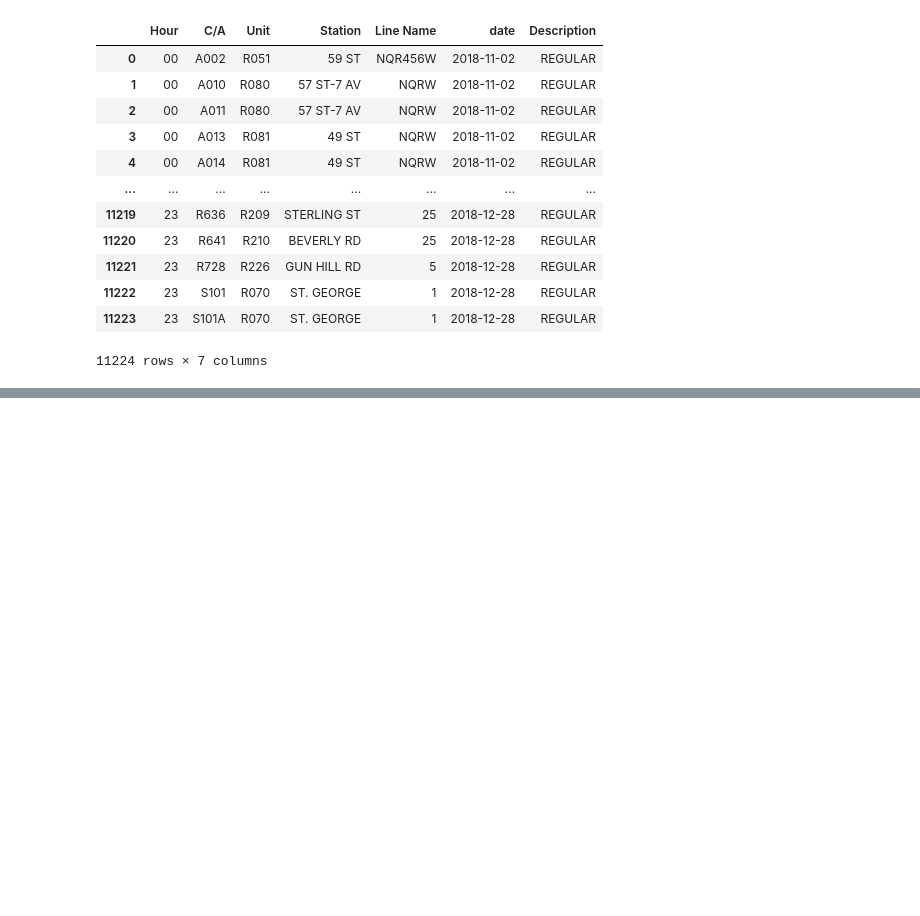
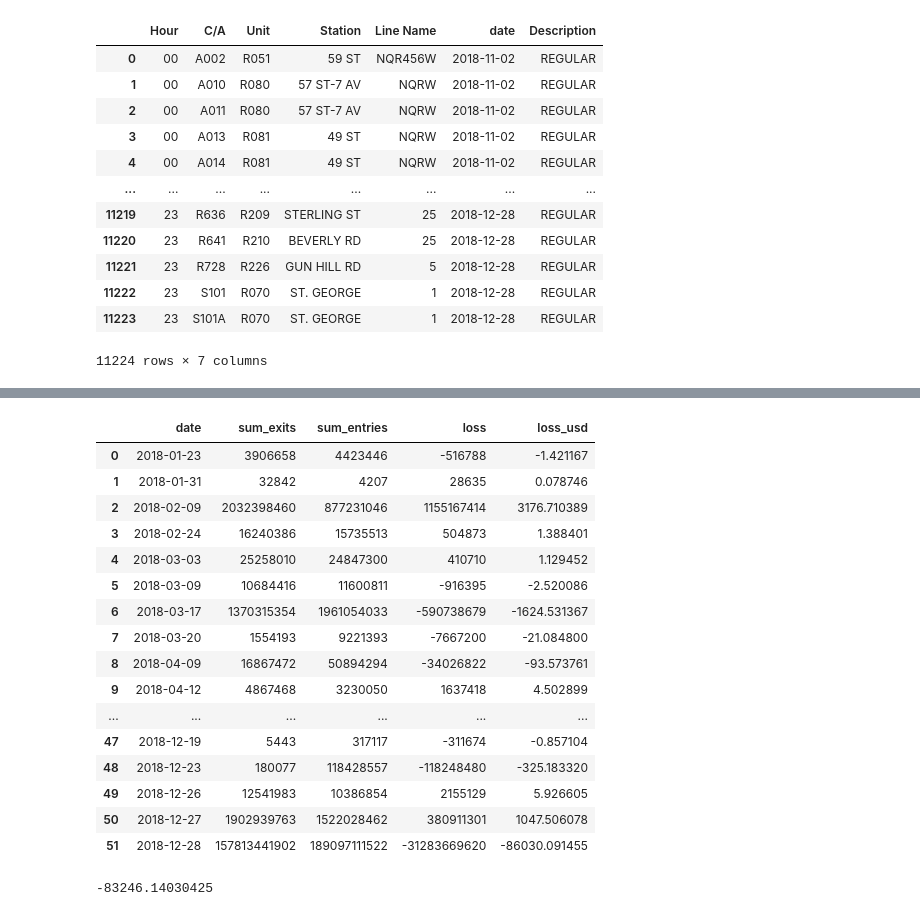
Before and after one commit to NYU-Marron-Urban-Data-Hackathon/Urban-Doctors, a Jupyter notebook: Data/Turnstile Data(2018-2021) Processing.ipynb, the cells around one changed output, grey strips where cells are left out. Saved outputs shown, nothing was run; the diff lists cells and outputs as text; code cells hidden in the pictures; blank space fills up the shorter version.

```diff
--- a/Data/Turnstile Data(2018-2021) Processing.ipynb
+++ b/Data/Turnstile Data(2018-2021) Processing.ipynb
@@ -312,0 +342,26 @@ df18
+# %%
+daily2018['loss']=daily2018['sum_exits']-daily2018['sum_entries']
+daily2018['loss_usd']=(daily2018['loss']*2.75)/1000000
+daily2018
+# %% [output]
+|  | date | sum_exits | sum_entries | loss | loss_usd |
+| 0 | 2018-01-23 | 3906658 | 4423446 | -516788 | -1.421167 |
+| 1 | 2018-01-31 | 32842 | 4207 | 28635 | 0.078746 |
+| 2 | 2018-02-09 | 2032398460 | 877231046 | 1155167414 | 3176.710389 |
+| 3 | 2018-02-24 | 16240386 | 15735513 | 504873 | 1.388401 |
+| 4 | 2018-03-03 | 25258010 | 24847300 | 410710 | 1.129452 |
+| 5 | 2018-03-09 | 10684416 | 11600811 | -916395 | -2.520086 |
+| 6 | 2018-03-17 | 1370315354 | 1961054033 | -590738679 | -1624.531367 |
+| 7 | 2018-03-20 | 1554193 | 9221393 | -7667200 | -21.084800 |
+| 8 | 2018-04-09 | 16867472 | 50894294 | -34026822 | -93.573761 |
+| 9 | 2018-04-12 | 4867468 | 3230050 | 1637418 | 4.502899 |
+| ... | ... | ... | ... | ... | ... |
+| 47 | 2018-12-19 | 5443 | 317117 | -311674 | -0.857104 |
+| 48 | 2018-12-23 | 180077 | 118428557 | -118248480 | -325.183320 |
+| 49 | 2018-12-26 | 12541983 | 10386854 | 2155129 | 5.926605 |
+| 50 | 2018-12-27 | 1902939763 | 1522028462 | 380911301 | 1047.506078 |
+| 51 | 2018-12-28 | 157813441902 | 189097111522 | -31283669620 | -86030.091455 |
+# %%
+daily2018['loss_usd'].sum()
+# %% [output]
+-83246.14030425
```
Also changed, not shown: parts of 38 cells of this notebook.
